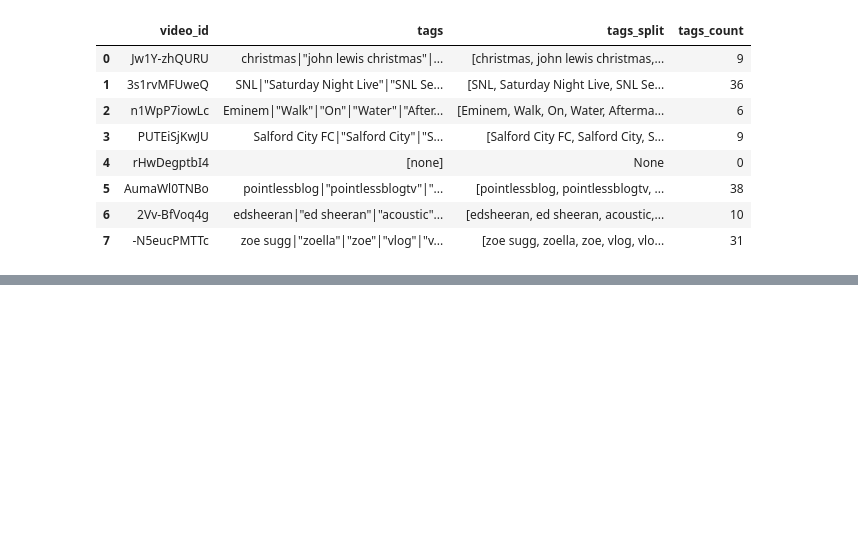
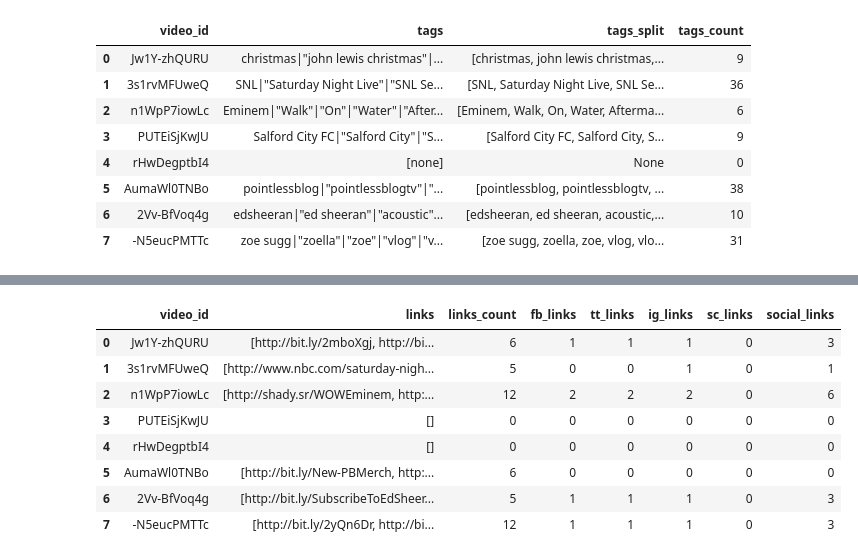
Before and after one commit to marrry/PED_YT, a Jupyter notebook: wstepne_wykresy.ipynb, the cells around one changed output, grey strips where cells are left out. Cells and saved outputs as stored; diff of their text form; code cells hidden in the pictures; blank space fills up the shorter version.

```diff
--- a/wstepne_wykresy.ipynb
+++ b/wstepne_wykresy.ipynb
@@ -408,10 +407,22 @@ Atrybuty pozatekstowe:
 def length(wordlist):
     if wordlist is None: return 0
     else: return len(wordlist)
+
 def onlyalpha(string):
     return word_tokenize(''.join([char for char in string if char.isalpha() or char.isspace()]))
+
 def count_capitals(alphalist):
     string = ''.join(alphalist)
     if len(string) == 0:
         return 0
     else: return len([char for char in string if char.isupper()])/ len(string)
+
+def tokenize(column):
+    if column is None:
+        return []
+    else:
+        string = str(column)
+        return word_tokenize(string)
+
+def count_words(linklist, word):
+    return ''.join(linklist).count(word)
@@ -485,7 +475,0 @@ def tokenize(column):
-# %%
-data['desc_split'] = data.description.apply(tokenize)
-data['desc_alpha'] = data.description.apply(onlyalpha)
-data['desc_num_words'] = data.desc_alpha.apply(length)
-data['desc_capital'] = data.title_alpha.apply(count_capitals)
-data['desc_exc_count'] = data.apply(lambda row: row['description'].count('!'), axis=1)
-data['desc_que_count'] = data.apply(lambda row: row['description'].count('?'), axis=1)
@@ -491,0 +518,13 @@ data['desc_que_count'] = data.apply(lambda row: row['description'].count('?'), a
+# %%
+data['desc_lines_count'] = data.apply(lambda row: str(row['description']).count("\\n"), axis=1)
+data['desc_clean'] = data.apply(lambda row: str(row['description']).replace("\\n", " "), axis=1)
+data['desc_split'] = data.apply(lambda row: str(row['desc_clean']).split(" "), axis=1)
+data['desc_num_words'] = data.desc_split.apply(length)
+# %%
+data['links'] = data.desc_clean.apply(grabUrls)
+data['links_count'] = data.links.apply(len)
+data['fb_links'] = data.apply(lambda row: count_words(row['links'], 'facebook'), axis=1)
+data['tt_links'] = data.apply(lambda row: count_words(row['links'], 'twitter'), axis=1)
+data['ig_links'] = data.apply(lambda row: count_words(row['links'], 'instagram'), axis=1)
+data['sc_links'] = data.apply(lambda row: count_words(row['links'], 'snapchat'), axis=1)
+data['social_links'] = data.apply(lambda row: sum([row['fb_links'], row['tt_links'], row['ig_links'], row['sc_links']]), axis=1)
@@ -491,0 +543,12 @@ data['desc_que_count'] = data.apply(lambda row: row['description'].count('?'), a
+# %%
+ data[['video_id', 'links', 'links_count', 'fb_links', 'tt_links', 'ig_links', 'sc_links', 'social_links']].head(8)
+# %% [output]
+|  | video_id | links | links_count | fb_links | tt_links | ig_links | sc_links | social_links |
+| 0 | Jw1Y-zhQURU | [http://bit.ly/2mboXgj, http://bi... | 6 | 1 | 1 | 1 | 0 | 3 |
+| 1 | 3s1rvMFUweQ | [http://www.nbc.com/saturday-nigh... | 5 | 0 | 0 | 1 | 0 | 1 |
+| 2 | n1WpP7iowLc | [http://shady.sr/WOWEminem, http:... | 12 | 2 | 2 | 2 | 0 | 6 |
+| 3 | PUTEiSjKwJU | [] | 0 | 0 | 0 | 0 | 0 | 0 |
+| 4 | rHwDegptbI4 | [] | 0 | 0 | 0 | 0 | 0 | 0 |
+| 5 | AumaWl0TNBo | [http://bit.ly/New-PBMerch, http:... | 6 | 0 | 0 | 0 | 0 | 0 |
+| 6 | 2Vv-BfVoq4g | [http://bit.ly/SubscribeToEdSheer... | 5 | 1 | 1 | 1 | 0 | 3 |
+| 7 | -N5eucPMTTc | [http://bit.ly/2yQn6Dr, http://bi... | 12 | 1 | 1 | 1 | 0 | 3 |
```
Also changed, not shown: parts of 15 cells of this notebook.
